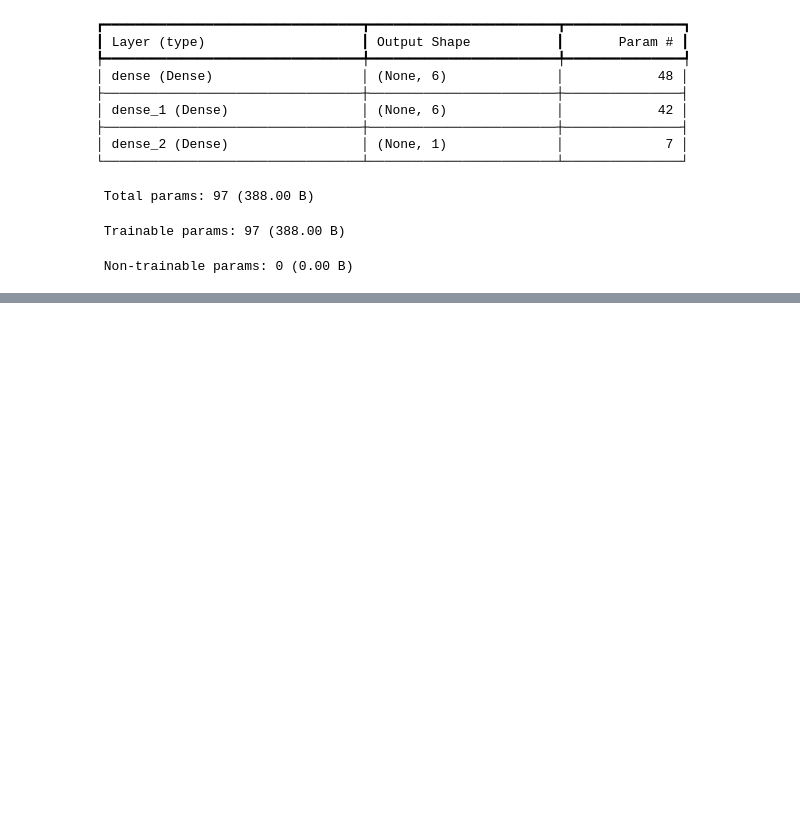
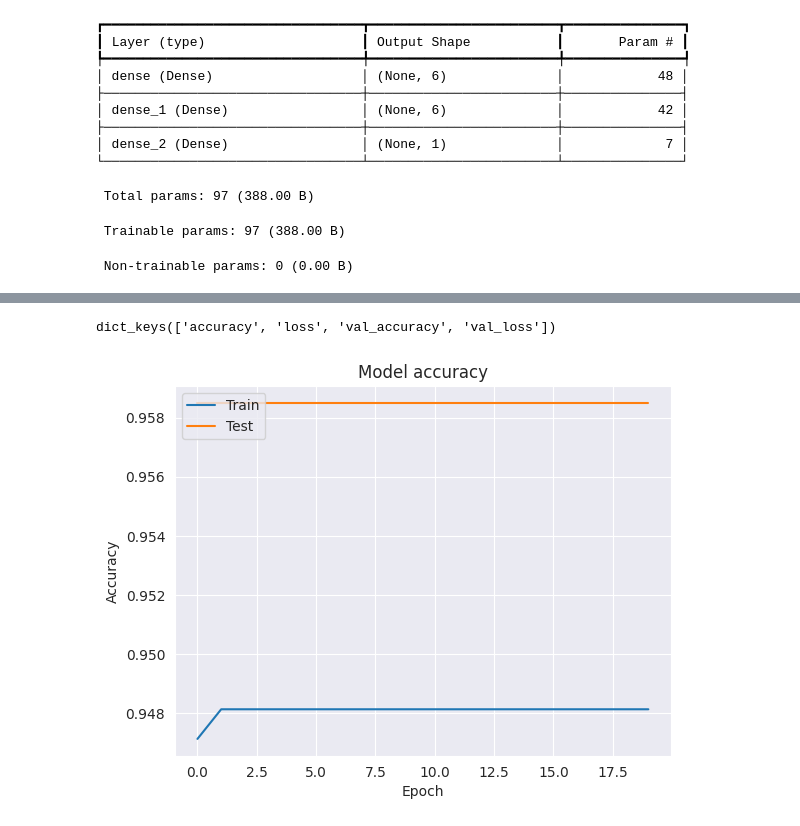
Before and after one commit to ariel1809/rec_faciale, a Jupyter notebook: ann_classification.ipynb, the cells around one changed output, grey strips where cells are left out. Drawn from its saved outputs; the diff is of its cells as text; code cells hidden in the pictures; blank space fills up the shorter version.

```diff
--- a/ann_classification.ipynb
+++ b/ann_classification.ipynb
@@ -412,0 +413,14 @@ Epoch 20/20
+# %%
+model.history.keys()
+# %% [output]
+dict_keys(['accuracy', 'loss', 'val_accuracy', 'val_loss'])
+# %%
+plt.plot(model.history['accuracy'])
+plt.plot(model.history['val_accuracy'])
+plt.title('Model accuracy')
+plt.ylabel('Accuracy')
+plt.xlabel('Epoch')
+plt.legend(['Train', 'Test'], loc='upper left')
+plt.show()
+# %% [output]
+[figure, added]
```
Also changed, not shown: parts of 6 cells of this notebook, 1 other file.
